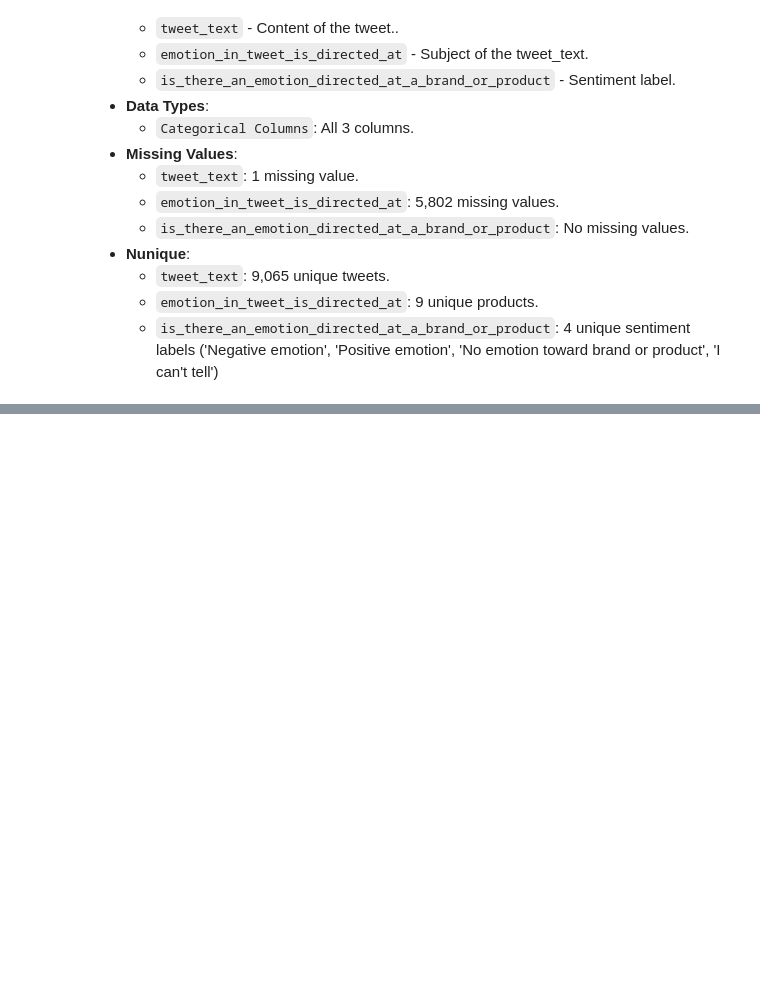
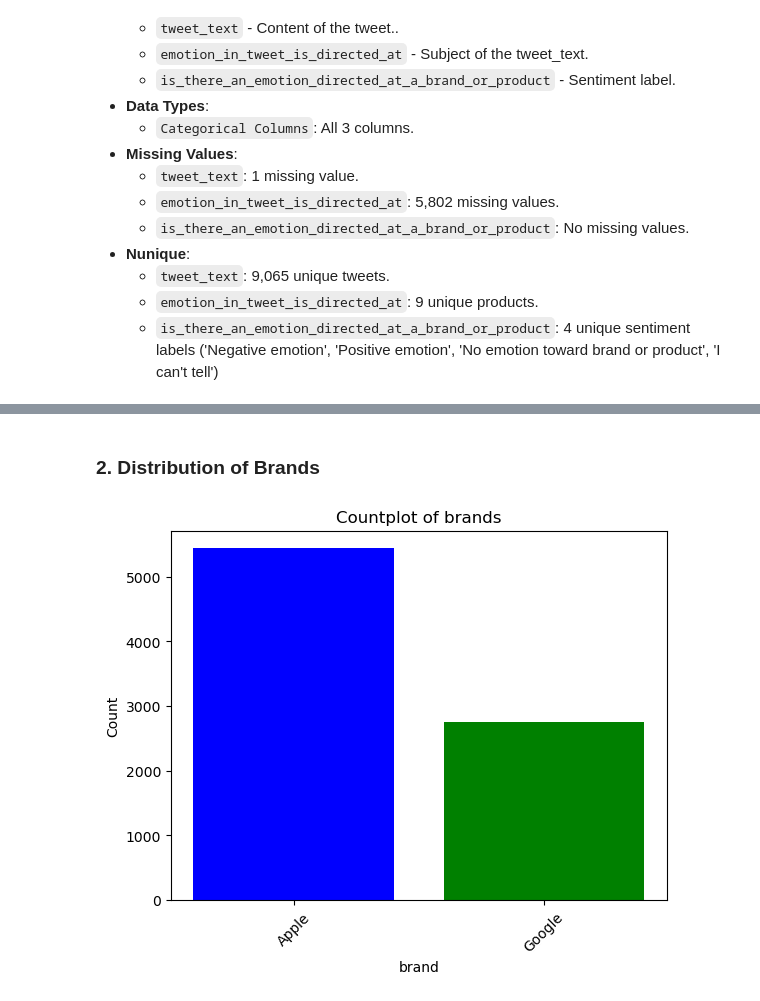
Before and after one commit to mwangikelvin201/GROUP7-Phase4, a Jupyter notebook: index.ipynb, the cells around one changed output, grey strips where cells are left out. Cells and saved outputs as stored; diff of their text form; code cells hidden in the pictures; blank space fills up the shorter version.

```diff
--- a/index.ipynb
+++ b/index.ipynb
@@ -89,0 +244,14 @@ The dataset provides comprehensive information about over 9,000 tweets labeled a
+# %% [markdown]
+### 2. Distribution of Brands
+# %%
+counts_1 = df['brand'].value_counts()
+# %%
+#visualizing the brand column
+plt.bar(counts_1.index, counts_1.values, color= ['blue', 'green'])
+plt.title('Countplot of brands')
+plt.xlabel('brand')
+plt.ylabel('Count')
+plt.xticks(rotation=45)
+plt.show()
+# %% [output]
+[figure, added]
```
Also changed, not shown: parts of 20 cells of this notebook.
